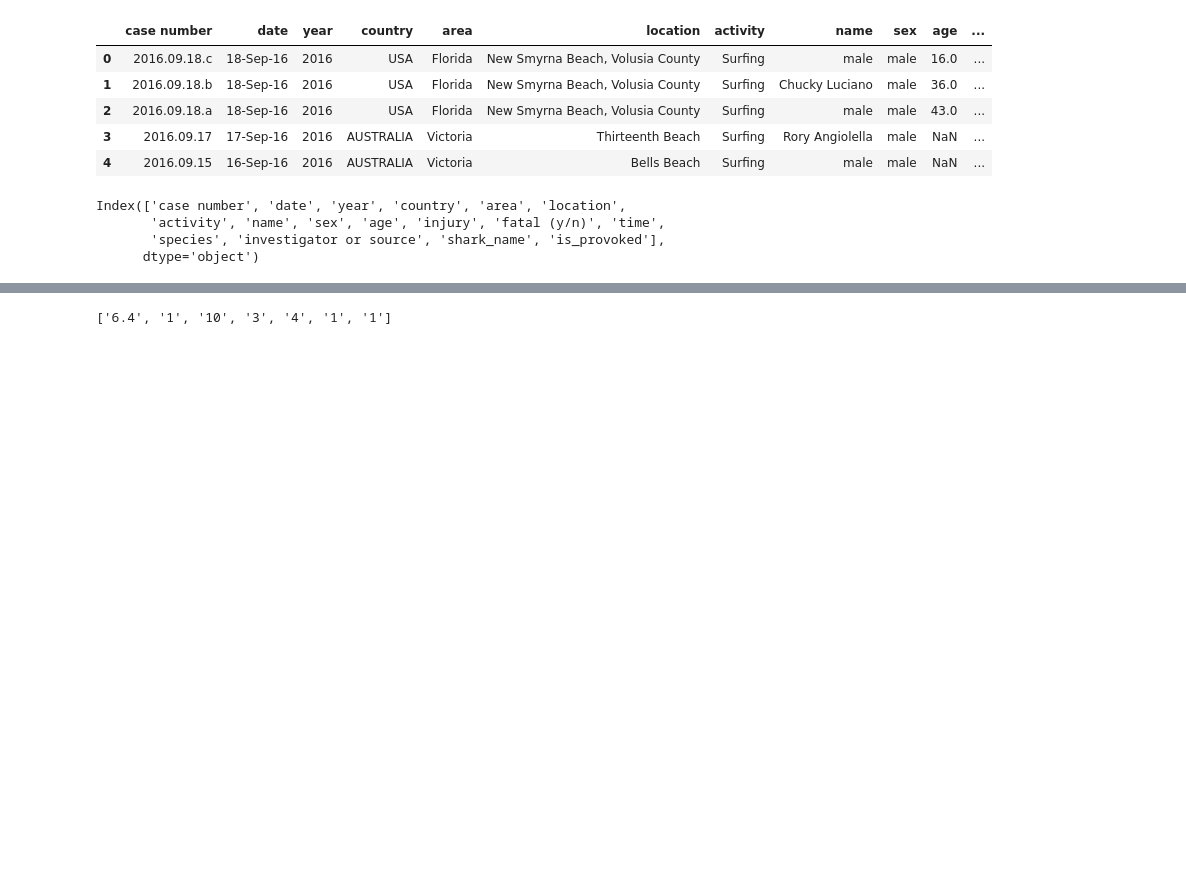
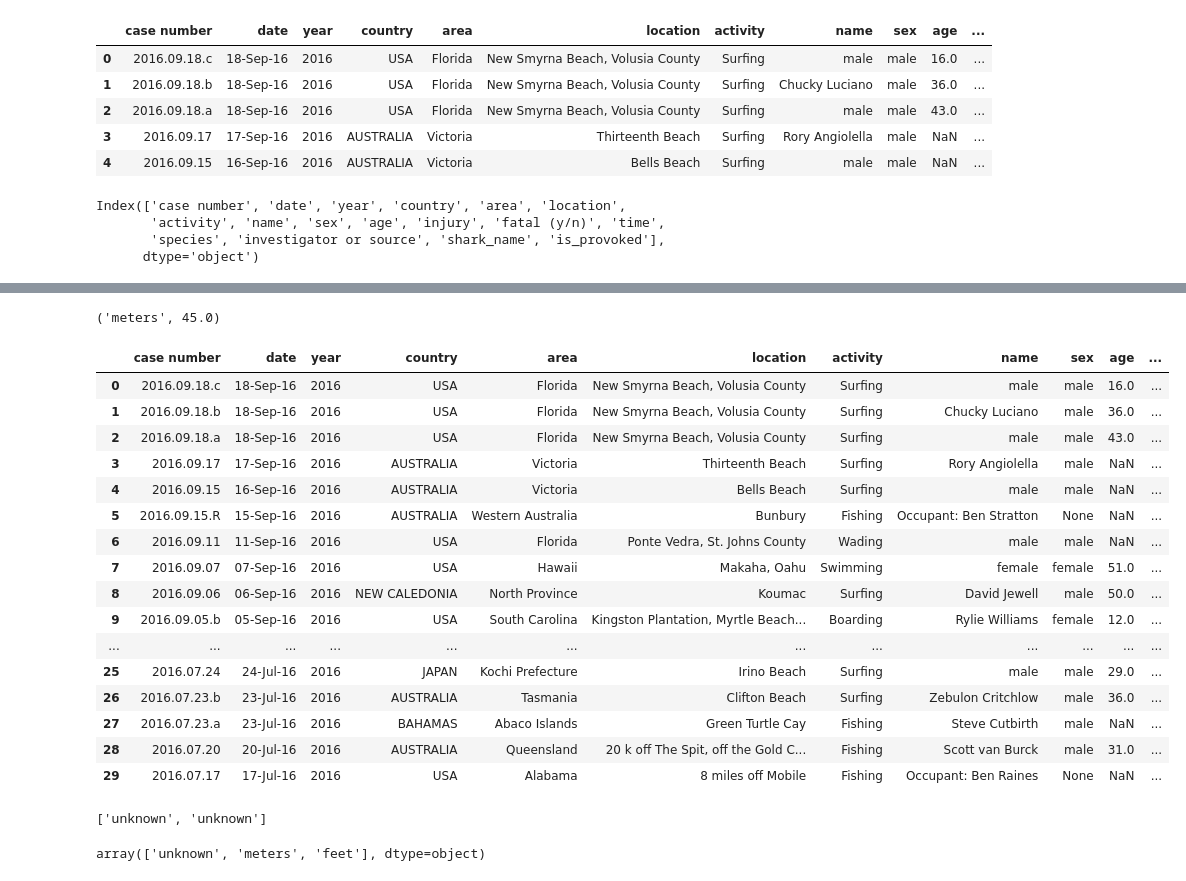
Before and after one commit to albertogcmr/data-cleaning-project, a Jupyter notebook: main.ipynb, the cells around one changed output, grey strips where cells are left out. Cells and saved outputs as stored; diff of their text form; code cells hidden in the pictures; blank space fills up the shorter version.

Commit message:
species to unit/size

```diff
--- a/main.ipynb
+++ b/main.ipynb
@@ -99,6 +37,73 @@ get_feets(st)
-# %%
-text = """Bull shark, 6.4 feet ' reef shark, 1m Tiger shark, 10' 3 foot 4 feet 1 foot 1foot"""
-
-re.findall("(\d+\.*\d*)", text)
-# %% [output]
-['6.4', '1', '10', '3', '4', '1', '1']
+# %%
+import re
+
+def get_feets(text):
+    d = "\d+\.*\d*\s*"
+    # res = re.findall("\d+\.*\d*\s*feet | \d\.*\d*\s*foot | \d+\.*\d*\s*'", text)
+    res = re.findall("{}feet|{}foot|{}'".format(d, d, d), text)
+    if len(res) > 0:
+        return 'feet', float(re.sub("feet|foot|\s|'", '',res[0]))
+    else:
+        return 'unknown', 'unknown'
+
+def get_meters(text):
+    d = "\d*\.*\d+\s*"
+    # res = re.findall("\d+\.*\d*\s*feet | \d\.*\d*\s*foot | \d+\.*\d*\s*'", text)
+    res = re.findall("{}meter|{}meters|{}m".format(d, d, d), text)
+    if len(res) > 0:
+        return 'meters', float(re.sub("meters|meter|\s|m", '',res[0]))
+    else:
+        return 'unknown', 'unknown'
+
+def get_units_qty(text):
+    try:
+        if any(word in text for word in ('feet', 'foot', "'")):
+            return get_feets(text)
+        elif any(word in text for word in ('meter', 'meters', "m")):
+            return get_meters(text)
+        else:
+            return 'unknown', 'unknown'
+    except:
+        return 'unknown', 'unknown'
+    else:
+        pass
+    finally:
+        pass
+
+st = "45m"
+get_units_qty(st)
+# %% [output]
+('meters', 45.0)
+# %%
+# df["units"], df["quantity"] = zip(*df["species"].apply(get_units_qty))
+# df["units"], df["size"] = zip(*df["species"].map(get_units_qty))
+
+x = list(get_units_qty(df["species"]))
+df["units"], df["sizes"] = zip(*df["species"].map(lambda x: get_units_qty(x)))
+df.head(30)
+# %% [output]
+|  | case number | date | year | country | area | location | activity | name | sex | age | ... |
+| 0 | 2016.09.18.c | 18-Sep-16 | 2016 | USA | Florida | New Smyrna Beach, Volusia County | Surfing | male | male | 16.0 | ... |
+| 1 | 2016.09.18.b | 18-Sep-16 | 2016 | USA | Florida | New Smyrna Beach, Volusia County | Surfing | Chucky Luciano | male | 36.0 | ... |
+| 2 | 2016.09.18.a | 18-Sep-16 | 2016 | USA | Florida | New Smyrna Beach, Volusia County | Surfing | male | male | 43.0 | ... |
+| 3 | 2016.09.17 | 17-Sep-16 | 2016 | AUSTRALIA | Victoria | Thirteenth Beach | Surfing | Rory Angiolella | male | NaN | ... |
+| 4 | 2016.09.15 | 16-Sep-16 | 2016 | AUSTRALIA | Victoria | Bells Beach | Surfing | male | male | NaN | ... |
+| 5 | 2016.09.15.R | 15-Sep-16 | 2016 | AUSTRALIA | Western Australia | Bunbury | Fishing | Occupant: Ben Stratton | None | NaN | ... |
+| 6 | 2016.09.11 | 11-Sep-16 | 2016 | USA | Florida | Ponte Vedra, St. Johns County | Wading | male | male | NaN | ... |
+| 7 | 2016.09.07 | 07-Sep-16 | 2016 | USA | Hawaii | Makaha, Oahu | Swimming | female | female | 51.0 | ... |
+| 8 | 2016.09.06 | 06-Sep-16 | 2016 | NEW CALEDONIA | North Province | Koumac | Surfing | David Jewell | male | 50.0 | ... |
+| 9 | 2016.09.05.b | 05-Sep-16 | 2016 | USA | South Carolina | Kingston Plantation, Myrtle Beach... | Boarding | Rylie Williams | female | 12.0 | ... |
+| ... | ... | ... | ... | ... | ... | ... | ... | ... | ... | ... | ... |
+| 25 | 2016.07.24 | 24-Jul-16 | 2016 | JAPAN | Kochi Prefecture | Irino Beach | Surfing | male | male | 29.0 | ... |
+| 26 | 2016.07.23.b | 23-Jul-16 | 2016 | AUSTRALIA | Tasmania | Clifton Beach | Surfing | Zebulon Critchlow | male | 36.0 | ... |
+| 27 | 2016.07.23.a | 23-Jul-16 | 2016 | BAHAMAS | Abaco Islands | Green Turtle Cay | Fishing | Steve Cutbirth | male | NaN | ... |
+| 28 | 2016.07.20 | 20-Jul-16 | 2016 | AUSTRALIA | Queensland | 20 k off The Spit, off the Gold C... | Fishing | Scott van Burck | male | 31.0 | ... |
+| 29 | 2016.07.17 | 17-Jul-16 | 2016 | USA | Alabama | 8 miles off Mobile | Fishing | Occupant: Ben Raines | None | NaN | ... |
+# %%
+list(x)
+# %% [output]
+['unknown', 'unknown']
+# %%
+df.units.unique()
+# %% [output]
+array(['unknown', 'meters', 'feet'], dtype=object)
```
Also changed, not shown: parts of 5 cells of this notebook, 1 other file.
